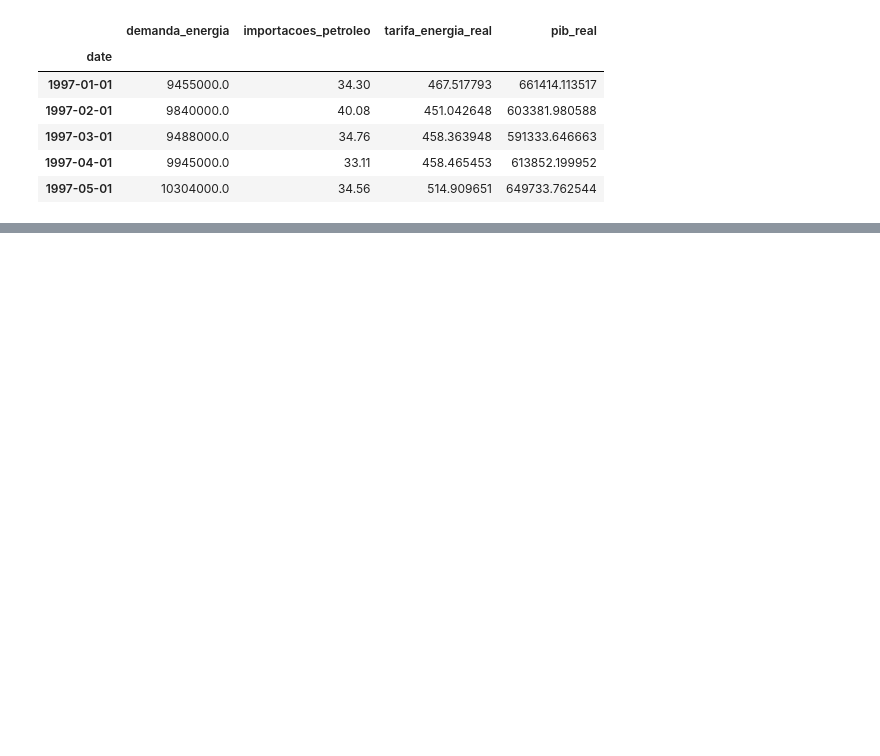
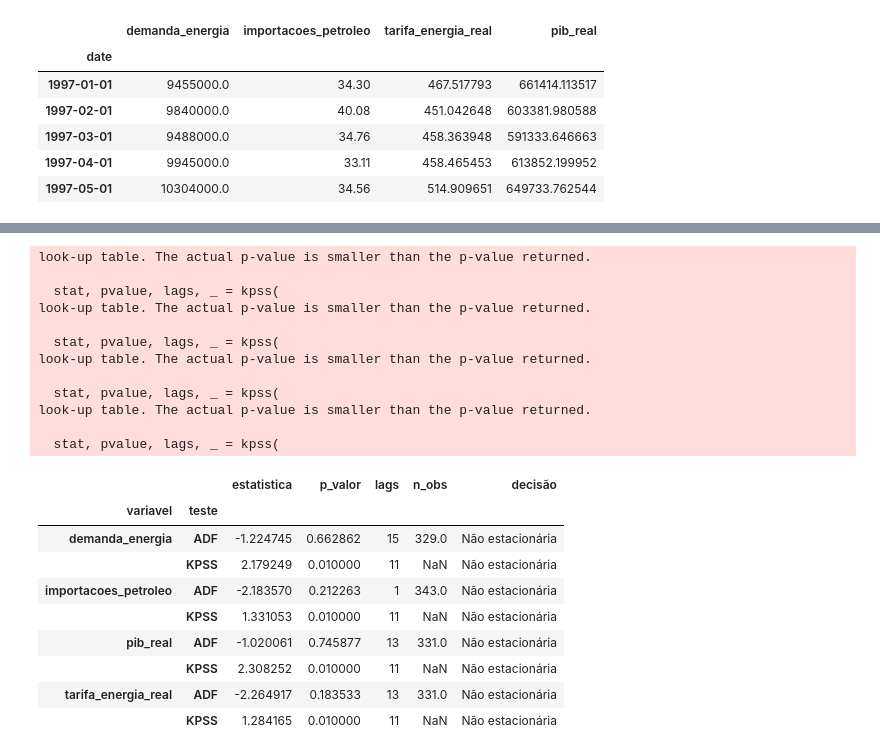
Before and after one commit to AlmyrGodoy/energy_demand_brazil, a Jupyter notebook: notebooks/02_stationarity.ipynb, the cells around one changed output, grey strips where cells are left out. Drawn from its saved outputs; the diff is of its cells as text; code cells hidden in the pictures; blank space fills up the shorter version.

```diff
--- a/notebooks/02_stationarity.ipynb
+++ b/notebooks/02_stationarity.ipynb
@@ -98,10 +44,0 @@ def run_stationarity_tests(series, name):
-# %%
-def build_stationarity_table(df, variables):
-    all_results = []
-
-    for var in variables:
-        all_results.extend(run_stationarity_tests(df[var], var))
-
-    table = pd.DataFrame(all_results)
-
-    return table.set_index(["Variável", "Teste"])
@@ -241,0 +64,32 @@ look-up table. The actual p-value is smaller than the p-value returned.
+# %%
+table_level = build_stationarity_table(df, variables)
+
+table_level["decisão"] = table_level.apply(
+    decision_stationarity,
+    axis=1
+)
+
+display(table_level)
+# %% [output]
+look-up table. The actual p-value is smaller than the p-value returned.
+
+  stat, pvalue, lags, _ = kpss(
+look-up table. The actual p-value is smaller than the p-value returned.
+
+  stat, pvalue, lags, _ = kpss(
+look-up table. The actual p-value is smaller than the p-value returned.
+
+  stat, pvalue, lags, _ = kpss(
+look-up table. The actual p-value is smaller than the p-value returned.
+
+  stat, pvalue, lags, _ = kpss(
+|  |  | estatistica | p_valor | lags | n_obs | decisão |
+| variavel | teste |  |  |  |  |  |
+| demanda_energia | ADF | -1.224745 | 0.662862 | 15 | 329.0 | Não estacionária |
+|  | KPSS | 2.179249 | 0.010000 | 11 | NaN | Não estacionária |
+| importacoes_petroleo | ADF | -2.183570 | 0.212263 | 1 | 343.0 | Não estacionária |
+|  | KPSS | 1.331053 | 0.010000 | 11 | NaN | Não estacionária |
+| pib_real | ADF | -1.020061 | 0.745877 | 13 | 331.0 | Não estacionária |
+|  | KPSS | 2.308252 | 0.010000 | 11 | NaN | Não estacionária |
+| tarifa_energia_real | ADF | -2.264917 | 0.183533 | 13 | 331.0 | Não estacionária |
+|  | KPSS | 1.284165 | 0.010000 | 11 | NaN | Não estacionária |
```
Also changed, not shown: parts of 31 cells of this notebook, 18 other files.
